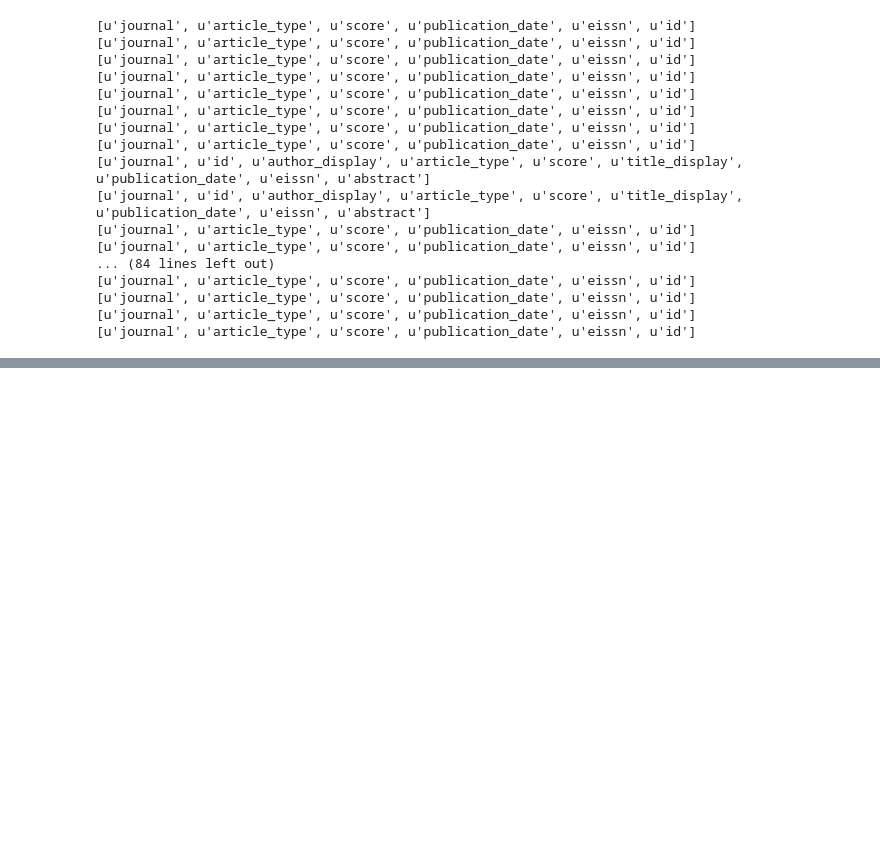
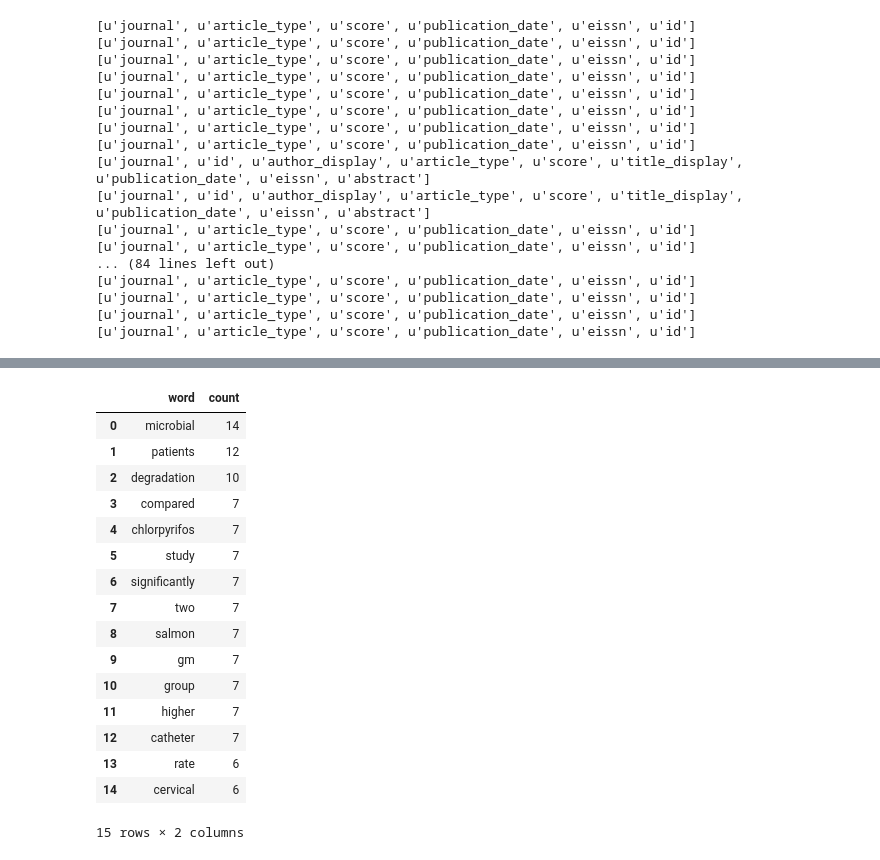
Before and after one commit to cmgerber/PLOS_Cloud_Explorer, a Jupyter notebook: ipython_notebooks/parsing_json.ipynb, the cells around one changed output, grey strips where cells are left out. Cells and saved outputs as stored; diff of their text form; code cells hidden in the pictures; blank space fills up the shorter version.

Commit message:
add word counts

```diff
--- a/ipython_notebooks/parsing_json.ipynb
+++ b/ipython_notebooks/parsing_json.ipynb
@@ -40,0 +48,5 @@ for item in data['response']['docs']:
+# %%
+abs_list_strip = []
+for item in abstract_list:
+    if len(item[0]):
+        abs_list_strip.append(item[0].strip())
@@ -40,0 +57,3 @@ for item in data['response']['docs']:
+# %%
+abs_df = pd.DataFrame(abs_list_strip, columns=['text'])
+abs_df
@@ -40,0 +74,4 @@ for item in data['response']['docs']:
+# %%
+#following http://nbviewer.ipython.org/github/sanand0/ipython-notebooks/blob/master/Text-analysis.ipynb
+words = pd.Series(' '.join(abs_df['text']).split(' '))
+words.value_counts()
@@ -40,0 +166,6 @@ for item in data['response']['docs']:
+# %%
+relevant_words = words.str.lower()
+relevant_words = relevant_words[~relevant_words.str.contains(r'[^#@a-z]')]
+relevant_words = relevant_words[relevant_words.str.len() > 1]
+ignore = set(stopwords.words('english')) & set(relevant_words.unique())
+relevant_words.value_counts().drop(ignore)
@@ -40,0 +215,22 @@ for item in data['response']['docs']:
+# %%
+top_words = relevant_words.value_counts().drop(ignore).reset_index()
+top_words.columns = ['word', 'count']
+top_words.head(15)
+# %% [output]
+|  | word | count |
+| 0 | microbial | 14 |
+| 1 | patients | 12 |
+| 2 | degradation | 10 |
+| 3 | compared | 7 |
+| 4 | chlorpyrifos | 7 |
+| 5 | study | 7 |
+| 6 | significantly | 7 |
+| 7 | two | 7 |
+| 8 | salmon | 7 |
+| 9 | gm | 7 |
+| 10 | group | 7 |
+| 11 | higher | 7 |
+| 12 | catheter | 7 |
+| 13 | rate | 6 |
+| 14 | cervical | 6 |
+15 rows × 2 columns
```
Also changed, not shown: parts of 12 cells of this notebook.
